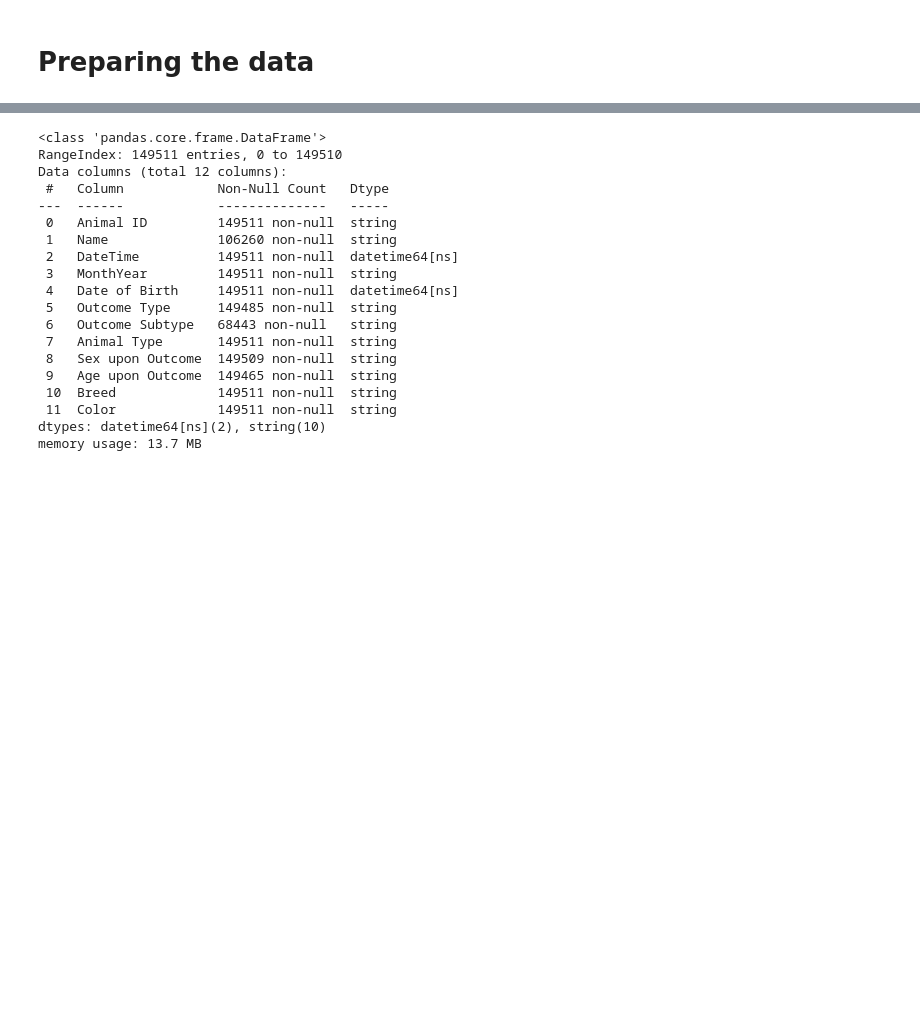
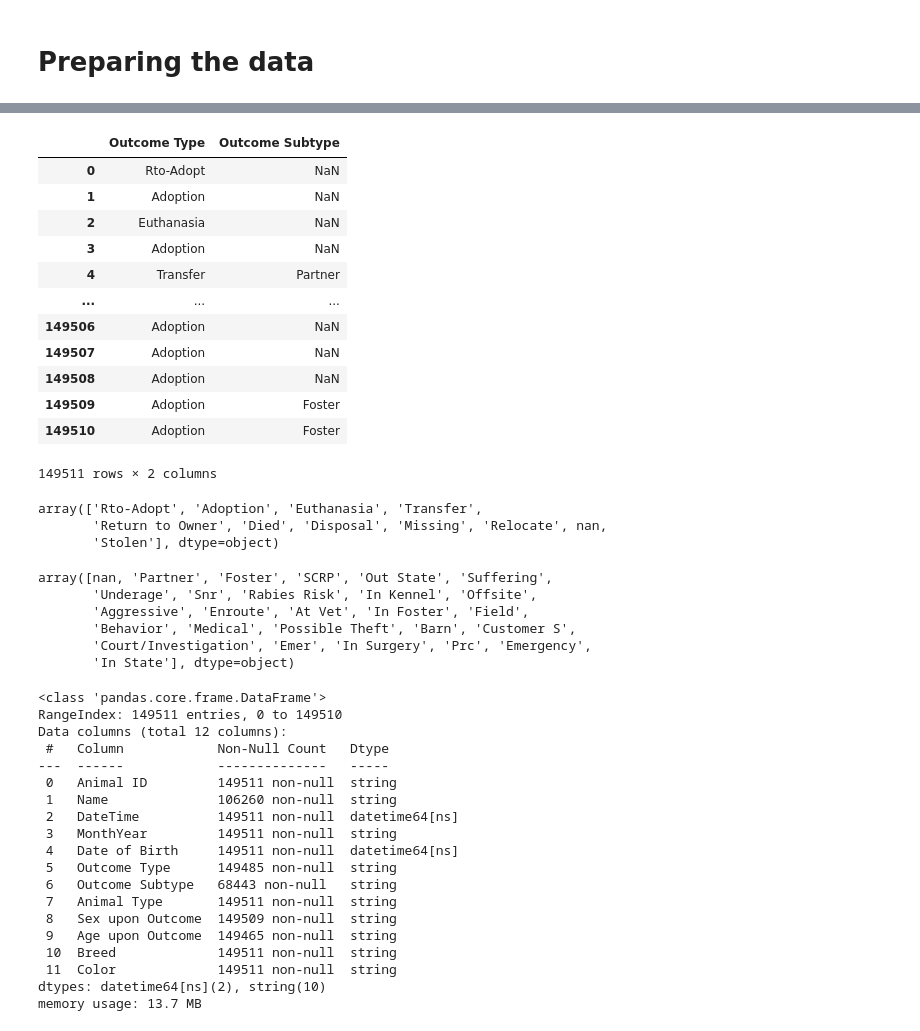
Before and after one commit to i12345/AustinAnimalCenterAnalysis, a Jupyter notebook: prep.ipynb, the cells around one changed output, grey strips where cells are left out. Saved outputs shown, nothing was run; the diff lists cells and outputs as text; code cells hidden in the pictures; blank space fills up the shorter version.

Commit message:
added TODO's

```diff
--- a/prep.ipynb
+++ b/prep.ipynb
@@ -32,3 +36,35 @@ df_out.head()
+# %%
+# TODO: find the unique type-subtype pairs. Right now it just shows them all
+df_out[['Outcome Type', 'Outcome Subtype']]
+# %% [output]
+|  | Outcome Type | Outcome Subtype |
+| 0 | Rto-Adopt | NaN |
+| 1 | Adoption | NaN |
+| 2 | Euthanasia | NaN |
+| 3 | Adoption | NaN |
+| 4 | Transfer | Partner |
+| ... | ... | ... |
+| 149506 | Adoption | NaN |
+| 149507 | Adoption | NaN |
+| 149508 | Adoption | NaN |
+| 149509 | Adoption | Foster |
+| 149510 | Adoption | Foster |
+149511 rows × 2 columns
+# %%
+df_out['Outcome Type'].unique()
+# %% [output]
+array(['Rto-Adopt', 'Adoption', 'Euthanasia', 'Transfer',
+       'Return to Owner', 'Died', 'Disposal', 'Missing', 'Relocate', nan,
+       'Stolen'], dtype=object)
+# %%
+df_out['Outcome Subtype'].unique()
+# %% [output]
+array([nan, 'Partner', 'Foster', 'SCRP', 'Out State', 'Suffering',
+       'Underage', 'Snr', 'Rabies Risk', 'In Kennel', 'Offsite',
+       'Aggressive', 'Enroute', 'At Vet', 'In Foster', 'Field',
+       'Behavior', 'Medical', 'Possible Theft', 'Barn', 'Customer S',
+       'Court/Investigation', 'Emer', 'In Surgery', 'Prc', 'Emergency',
+       'In State'], dtype=object)
 # %%
 df_out = df_out.convert_dtypes(infer_objects=True)
 df_out['DateTime'] = pd.to_datetime(df_out['DateTime'])
```
Also changed, not shown: parts of 3 cells of this notebook, 2 other files.
